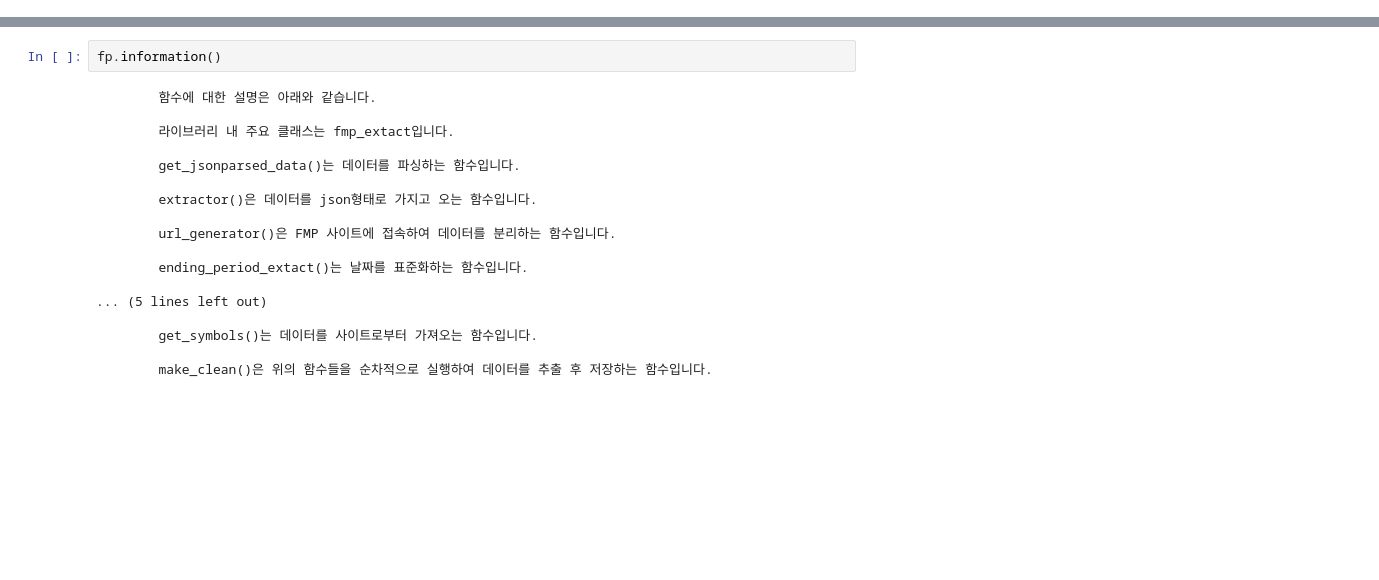
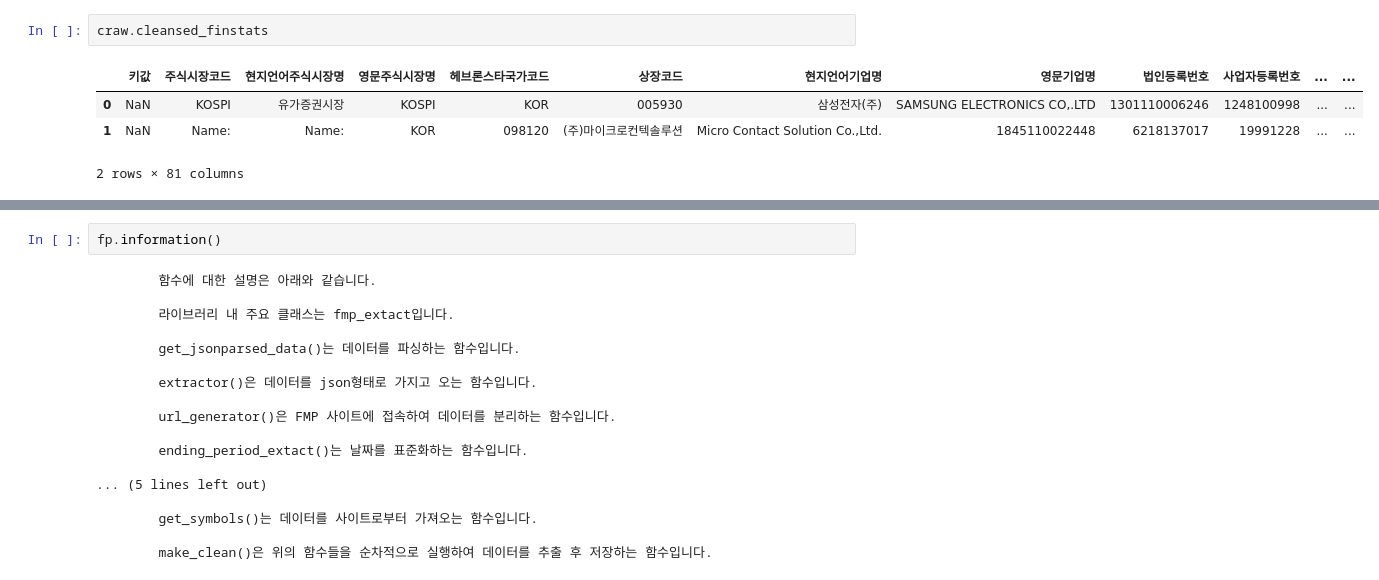
Before and after one commit to cmblir/Digital-Industry-Innovation, a Jupyter notebook: DataCollection/test.ipynb, the cells around one changed output, grey strips where cells are left out. Drawn from its saved outputs; the diff is of its cells as text; blank space fills up the shorter version.

```diff
--- a/DataCollection/test.ipynb
+++ b/DataCollection/test.ipynb
@@ -2,0 +43,7 @@ from Collection.Financial import FMP as fp
+# %%
+craw.cleansed_finstats
+# %% [output]
+|  | 키값 | 주식시장코드 | 현지언어주식시장명 | 영문주식시장명 | 헤브론스타국가코드 | 상장코드 | 현지언어기업명 | 영문기업명 | 법인등록번호 | 사업자등록번호 | ... | ... |
+| 0 | NaN | KOSPI | 유가증권시장 | KOSPI | KOR | 005930 | 삼성전자(주) | SAMSUNG ELECTRONICS CO,.LTD | 1301110006246 | 1248100998 | ... | ... |
+| 1 | NaN | Name: | Name: | KOR | 098120 | (주)마이크로컨텍솔루션 | Micro Contact Solution Co.,Ltd. | 1845110022448 | 6218137017 | 19991228 | ... | ... |
+2 rows × 81 columns
```
Also changed, not shown: parts of 25 cells of this notebook, 8 other files.
